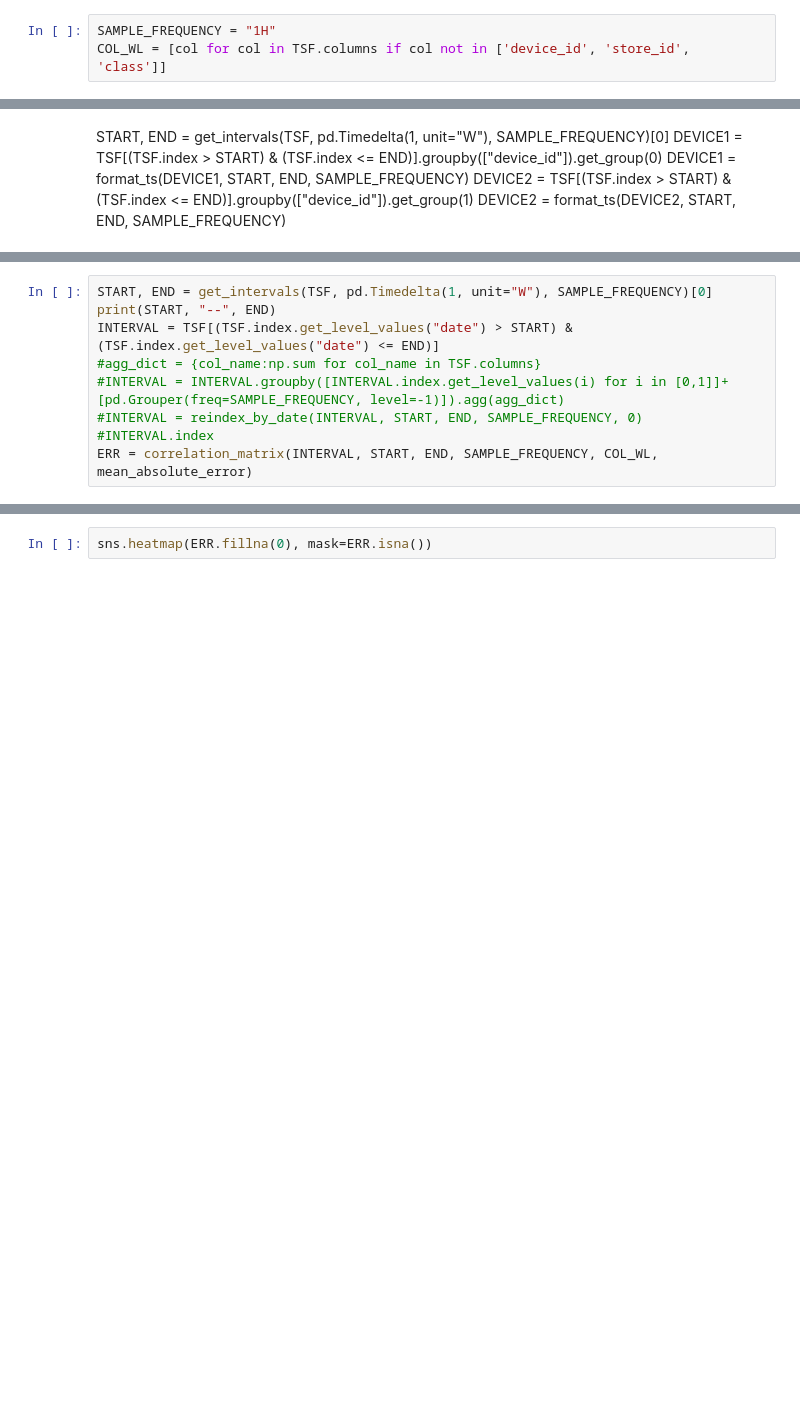
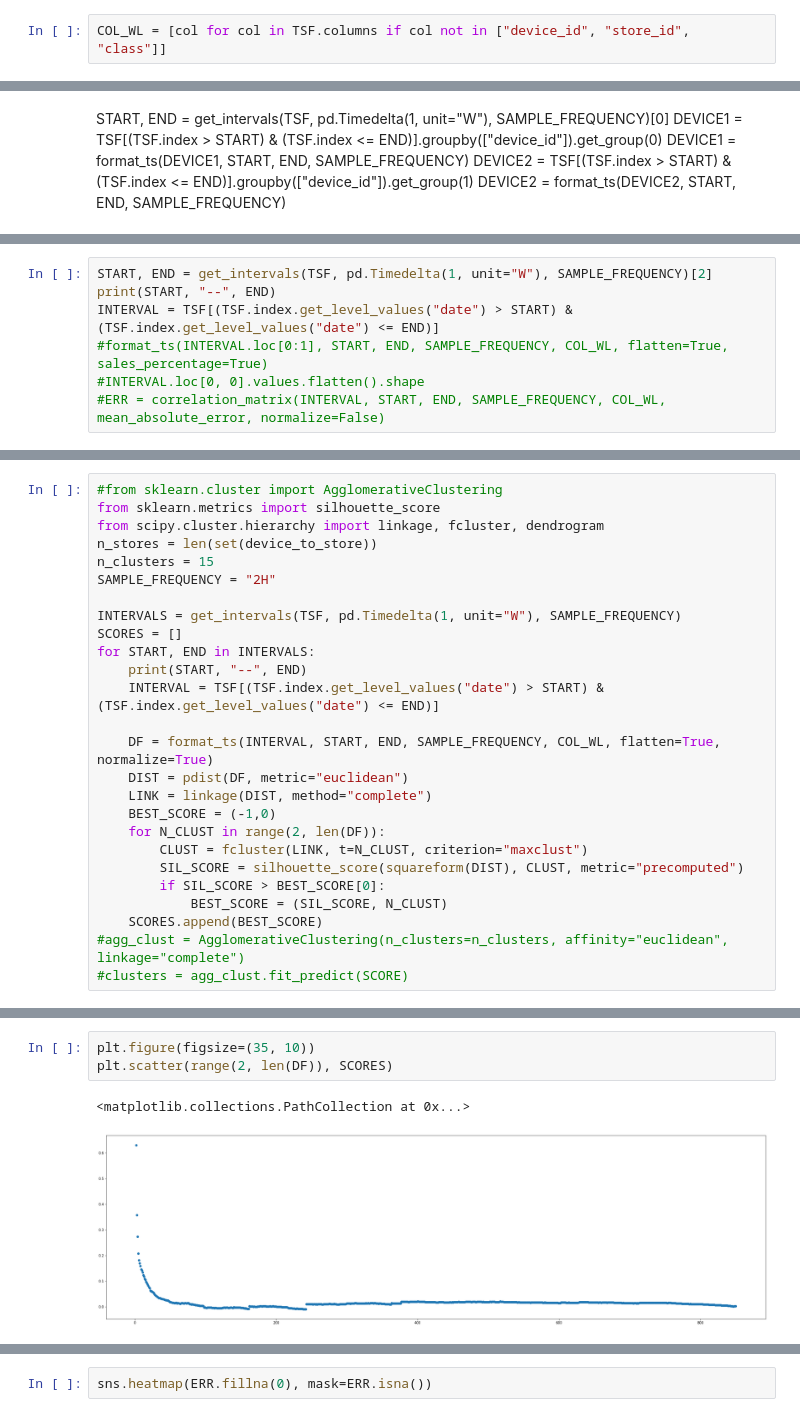
Before and after one commit to dejohansson/veritas, a Jupyter notebook: Veritas.ipynb, the cells around one changed output, grey strips where cells are left out. Saved outputs shown, nothing was run; the diff lists cells and outputs as text; blank space fills up the shorter version.

Commit message:
Silhouette score testing.

```diff
--- a/Veritas.ipynb
+++ b/Veritas.ipynb
@@ -75,6 +81,5 @@ def trim_low_occurance_values(df, col_name, threshold):
     s = df[col_name].value_counts().ge(threshold)
     return df[df[col_name].isin(s[s].index)]
 # %%
-SAMPLE_FREQUENCY = "1H"
-COL_WL = [col for col in TSF.columns if col not in ['device_id', 'store_id', 'class']]
+COL_WL = [col for col in TSF.columns if col not in ["device_id", "store_id", "class"]]
 # %%
@@ -154,9 +170,7 @@ def reindex_by_date(df, start, end, freq, fill_value=0):
 # %%
-START, END = get_intervals(TSF, pd.Timedelta(1, unit="W"), SAMPLE_FREQUENCY)[0]
+START, END = get_intervals(TSF, pd.Timedelta(1, unit="W"), SAMPLE_FREQUENCY)[2]
 print(START, "--", END)
 INTERVAL = TSF[(TSF.index.get_level_values("date") > START) & (TSF.index.get_level_values("date") <= END)]
-#agg_dict = {col_name:np.sum for col_name in TSF.columns}
-#INTERVAL = INTERVAL.groupby([INTERVAL.index.get_level_values(i) for i in [0,1]]+[pd.Grouper(freq=SAMPLE_FREQUENCY, level=-1)]).agg(agg_dict)
-#INTERVAL = reindex_by_date(INTERVAL, START, END, SAMPLE_FREQUENCY, 0)
-#INTERVAL.index
-ERR = correlation_matrix(INTERVAL, START, END, SAMPLE_FREQUENCY, COL_WL, mean_absolute_error)
+#format_ts(INTERVAL.loc[0:1], START, END, SAMPLE_FREQUENCY, COL_WL, flatten=True, sales_percentage=True)
+#INTERVAL.loc[0, 0].values.flatten().shape
+#ERR = correlation_matrix(INTERVAL, START, END, SAMPLE_FREQUENCY, COL_WL, mean_absolute_error, normalize=False)
@@ -167,0 +200,26 @@ print(superior_error(a,b))
+# %%
+#from sklearn.cluster import AgglomerativeClustering
+from sklearn.metrics import silhouette_score
+from scipy.cluster.hierarchy import linkage, fcluster, dendrogram
+n_stores = len(set(device_to_store))
+n_clusters = 15
+SAMPLE_FREQUENCY = "2H"
+
+INTERVALS = get_intervals(TSF, pd.Timedelta(1, unit="W"), SAMPLE_FREQUENCY)
+SCORES = []
+for START, END in INTERVALS:
+    print(START, "--", END)
+    INTERVAL = TSF[(TSF.index.get_level_values("date") > START) & (TSF.index.get_level_values("date") <= END)]
+
+    DF = format_ts(INTERVAL, START, END, SAMPLE_FREQUENCY, COL_WL, flatten=True, normalize=True)
+    DIST = pdist(DF, metric="euclidean")
+    LINK = linkage(DIST, method="complete")
+    BEST_SCORE = (-1,0)
+    for N_CLUST in range(2, len(DF)):
+        CLUST = fcluster(LINK, t=N_CLUST, criterion="maxclust")
+        SIL_SCORE = silhouette_score(squareform(DIST), CLUST, metric="precomputed")
+        if SIL_SCORE > BEST_SCORE[0]:
+            BEST_SCORE = (SIL_SCORE, N_CLUST)
+    SCORES.append(BEST_SCORE)
+#agg_clust = AgglomerativeClustering(n_clusters=n_clusters, affinity="euclidean", linkage="complete")
+#clusters = agg_clust.fit_predict(SCORE)
@@ -167,0 +246,6 @@ print(superior_error(a,b))
+# %%
+plt.figure(figsize=(35, 10))
+plt.scatter(range(2, len(DF)), SCORES)
+# %% [output]
+<matplotlib.collections.PathCollection at 0x...>
+[figure, added]
```
Also changed, not shown: parts of 20 cells of this notebook.
